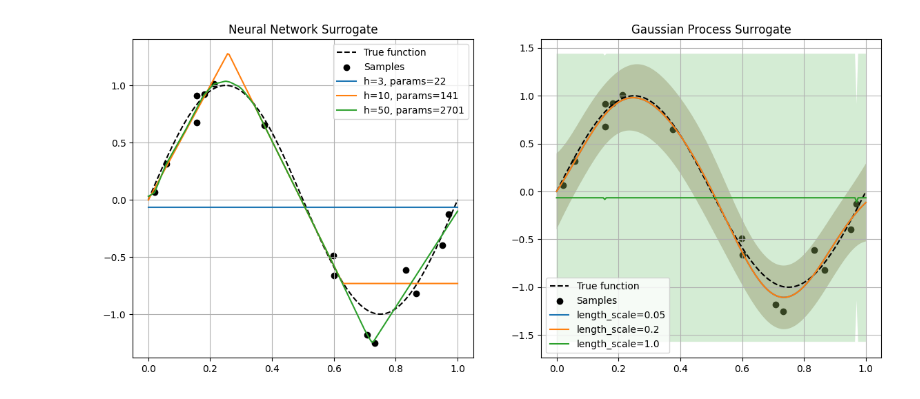
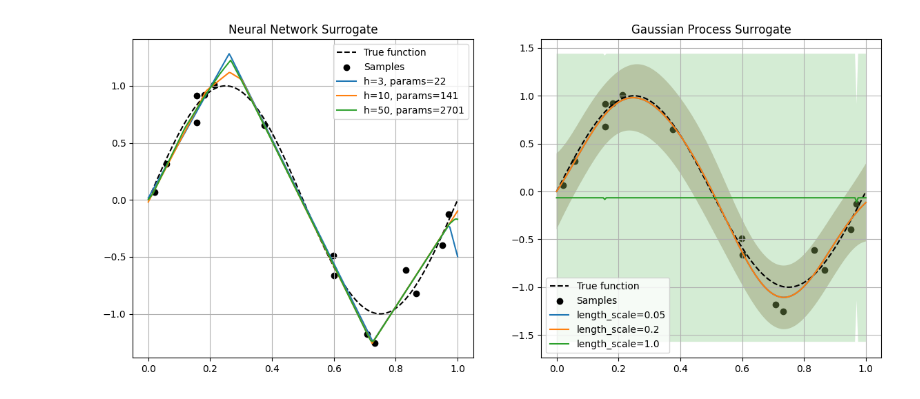
Before and after one commit to mucdat/mlcap, a Jupyter notebook: nn_fitting_experiment.ipynb, the cells around one changed output. Saved outputs shown, nothing was run; the diff lists cells and outputs as text; code cells hidden in the pictures.

```diff
--- a/nn_fitting_experiment.ipynb
+++ b/nn_fitting_experiment.ipynb
@@ -32,8 +32,9 @@ X_test_tensor = torch.tensor(X_test, dtype=torch.float32)
 def train_nn(hidden_size, n_epochs=2000):
     model = nn.Sequential(
         nn.Linear(1, hidden_size),
+        nn.Linear(hidden_size,hidden_size),
         nn.ReLU(),
-        nn.Linear(hidden_size, 1)
+        nn.Linear(hidden_size, 1),
     )
     optimizer = optim.Adam(model.parameters(), lr=0.01)
     loss_fn = nn.MSELoss()
@@ -70,31 +71,31 @@ for h in nn_sizes:
     y_pred_nn, n_params = train_nn(h)
     plt.plot(X_test, y_pred_nn, label=f'h={h}, params={n_params}')
 
 plt.title("Neural Network Surrogate")
 plt.legend()
 plt.grid(True)
 
 # -----------------------------
 # 6. Plot Gaussian Processes with different kernels
 # -----------------------------
 gp_lengths = [0.05, 0.2, 1.0]
 plt.subplot(1,2,2)
 plt.plot(X_test, f(X_test), 'k--', label='True function')
 plt.scatter(X_train, y_train, color='black', label='Samples')
 
 for ls in gp_lengths:
     y_pred_gp, y_std_gp = fit_gp(ls)
     plt.plot(X_test, y_pred_gp, label=f'length_scale={ls}')
     plt.fill_between(
         X_test.ravel(),
         y_pred_gp - 2*y_std_gp,
         y_pred_gp + 2*y_std_gp,
         alpha=0.2
     )
 
 plt.title("Gaussian Process Surrogate")
 plt.legend()
 plt.grid(True)
 plt.show()
 # %% [output]
-[figure, old version]
+[figure, new version]
```
Also changed, not shown: 39 other files.
